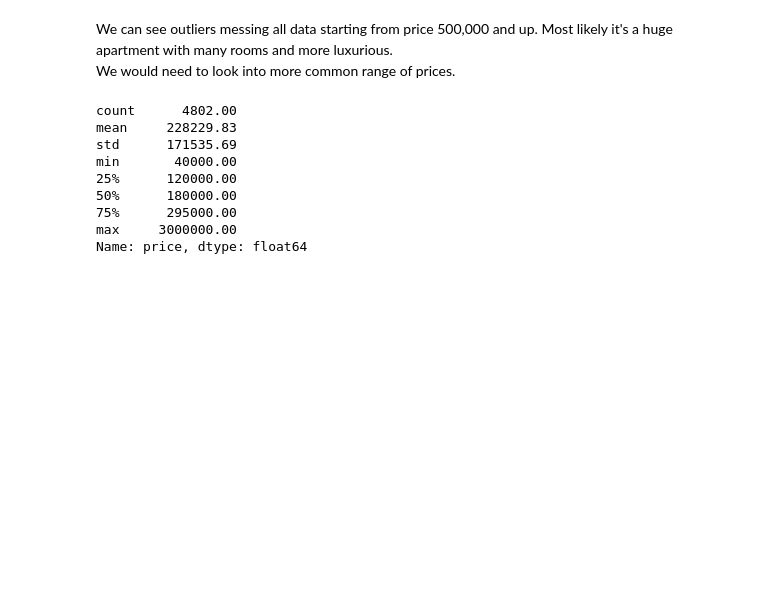
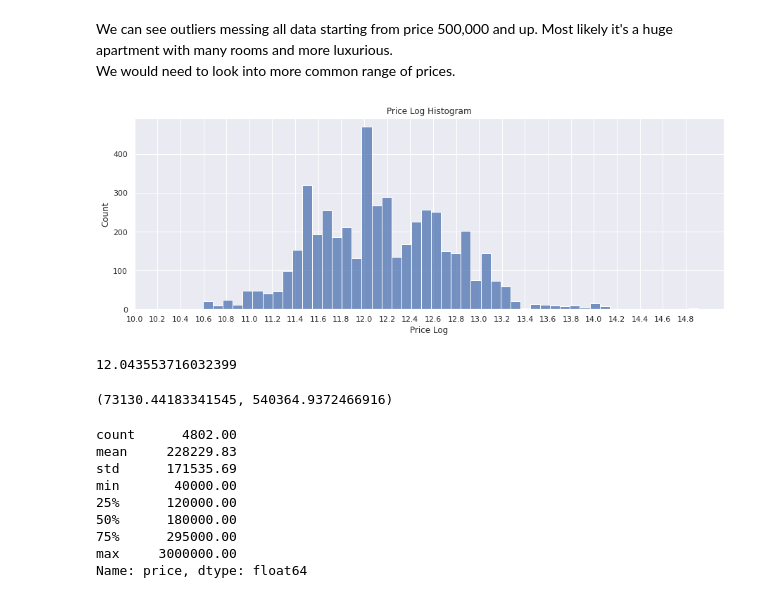
Before and after one commit to imeleges/REMA_Dubai, a Jupyter notebook: bayut_dubai_difc_downtown.ipynb, the cells around one changed output. Drawn from its saved outputs; the diff is of its cells as text; code cells hidden in the pictures; blank space fills up the shorter version.

```diff
--- a/bayut_dubai_difc_downtown.ipynb
+++ b/bayut_dubai_difc_downtown.ipynb
@@ -326,2 +271,0 @@ data[['building-info-name', 'address_building']].sample(10)
-# %%
-data.drop(['building-info-name'], axis=1, inplace=True)
@@ -393,6 +339,7 @@ data.rename(columns={'area-sqft': 'area_sqft',
                      'reference-no': 'reference_no',
                      'date-added': 'date_added',
                      'balcony-size-sqft': 'balcony_size_sqft',
+                     'building-info-name': 'building_info_name',
                      'building-info-floors': 'building_info_floors',
                      'building-info-year': 'building_info_year',
                      'features-amenities': 'features_amenities',
@@ -419,0 +432,2 @@ def whiskers_limits(series):
+# %%
+data.drop(['building_info_name'], axis=1, inplace=True)
@@ -419,0 +447,5 @@ def whiskers_limits(series):
+# %%
+data['year'] = pd.DatetimeIndex(data['date_added']).year
+data['month'] = pd.DatetimeIndex(data['date_added']).month
+data['day'] = pd.DatetimeIndex(data['date_added']).day
+data['weekday'] = pd.DatetimeIndex(data['date_added']).weekday
@@ -581,3 +619,24 @@ pd.options.display.float_format = '{:.2f}'.format
+# %%
+data['price_log'] = np.log(data['price'] + 1)
+
+
+sns.set(rc={'figure.figsize':(15, 5)})
+sns.histplot(data['price_log'].dropna(), bins = 50)
+plt.title('Price Log Histogram')
+plt.ylabel('Count')
+plt.xlabel('Price Log')
+plt.xticks(np.arange(10, 15, 0.2))
+plt.show()
+# %% [output]
+[figure, added]
+# %%
+np.log(170_000)
+# %% [output]
+12.043553716032399
+# %%
+np.exp(11.2), np.exp(13.2)
+# %% [output]
+(73130.44183341545, 540364.9372466916)
 # %%
 data['price'].describe()
 # %% [output]
```
Also changed, not shown: parts of 55 cells of this notebook.
